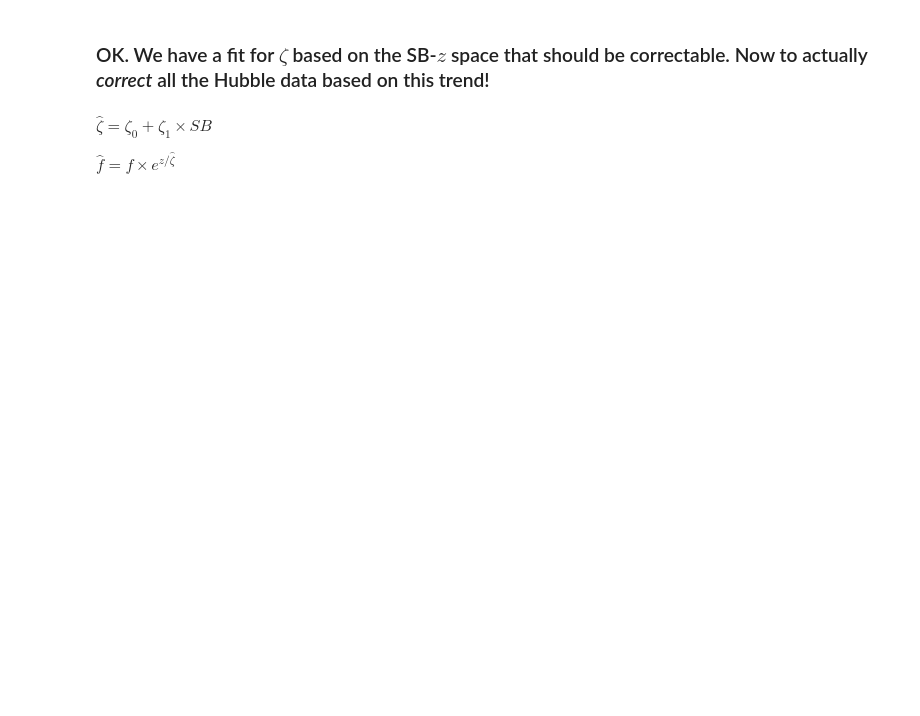
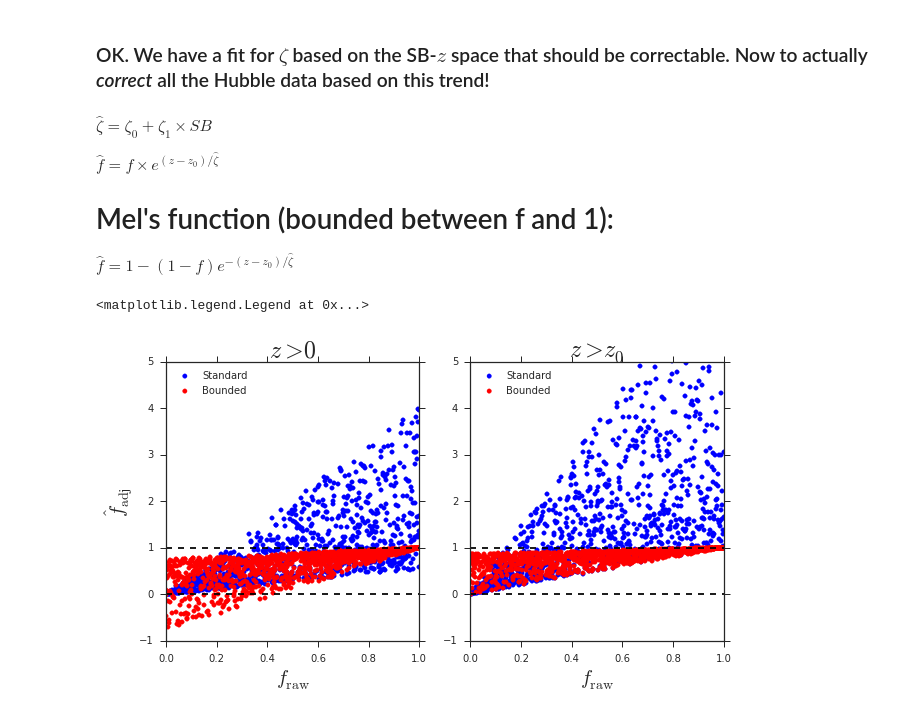
Before and after one commit to willettk/gzhubble, a Jupyter notebook: python/zeta.ipynb, the cells around one changed output. Saved outputs shown, nothing was run; the diff lists cells and outputs as text; code cells hidden in the pictures; blank space fills up the shorter version.

```diff
--- a/python/zeta.ipynb
+++ b/python/zeta.ipynb
@@ -246,4 +253,8 @@ hstdata = Table.read('/Users/willettk/Astronomy/Research/GalaxyZoo/gzhubble/')
 # %% [markdown]
 $\hat\zeta = \zeta_0 + \zeta_1 \times SB$
 
-$\hat f = f \times e^{z/{\hat\zeta}}$
+$\hat f = f \times e^{(z-z_0)/{\hat\zeta}}$
+
+# Mel's function (bounded between f and 1):
+
+$\hat f = 1 - (1-f)e^{-(z-z_0)/{\hat\zeta}}$
@@ -250,3 +273,33 @@ $\hat f = f \times e^{z/{\hat\zeta}}$
+# %%
+xarr = np.arange(0,1.001,0.001)
+zarr = np.random.rand(len(xarr))
+zarr_bounded = np.random.rand(len(xarr))+z0
+
+fig = plt.figure(figsize=(10,5))
+ax1 = fig.add_subplot(121)
+ax1.scatter(xarr,fhat(xarr,zarr),color='b',label='Standard')
+ax1.scatter(xarr,fhat_mel(xarr,zarr),color='r',label='Bounded')
+ax1.set_xlabel(r'$f_{\rm raw}$',fontsize=20)
+ax1.set_ylabel(r'$\hat f_{\rm adj}$',fontsize=20)
+ax1.set_title(r'$z > 0$',fontsize=24)
+ax1.hlines(1,0,1,linestyle='--')
+ax1.hlines(0,0,1,linestyle='--')
+ax1.set_xlim(0,1)
+ax1.set_ylim(-1,5)
+ax1.legend(loc='upper left')
+ax2 = fig.add_subplot(122)
+ax2.scatter(xarr,fhat(xarr,zarr_bounded),color='b',label='Standard')
+ax2.scatter(xarr,fhat_mel(xarr,zarr_bounded),color='r',label='Bounded')
+ax2.hlines(1,0,1,linestyle='--')
+ax2.hlines(0,0,1,linestyle='--')
+ax2.set_xlim(0,1)
+ax2.set_ylim(-1,5)
+ax2.set_xlabel(r'$f_{\rm raw}$',fontsize=20)
+ax2.set_title(r'$z > z_0$',fontsize=24)
+ax2.legend(loc='upper left')
+# %% [output]
+<matplotlib.legend.Legend at 0x...>
+[figure, added]
 # %%
 # Use SB-dependent value, even though the scatter is huge.
 p_guess = np.array([0.5,0.5])
```
Also changed, not shown: parts of 13 cells of this notebook.
